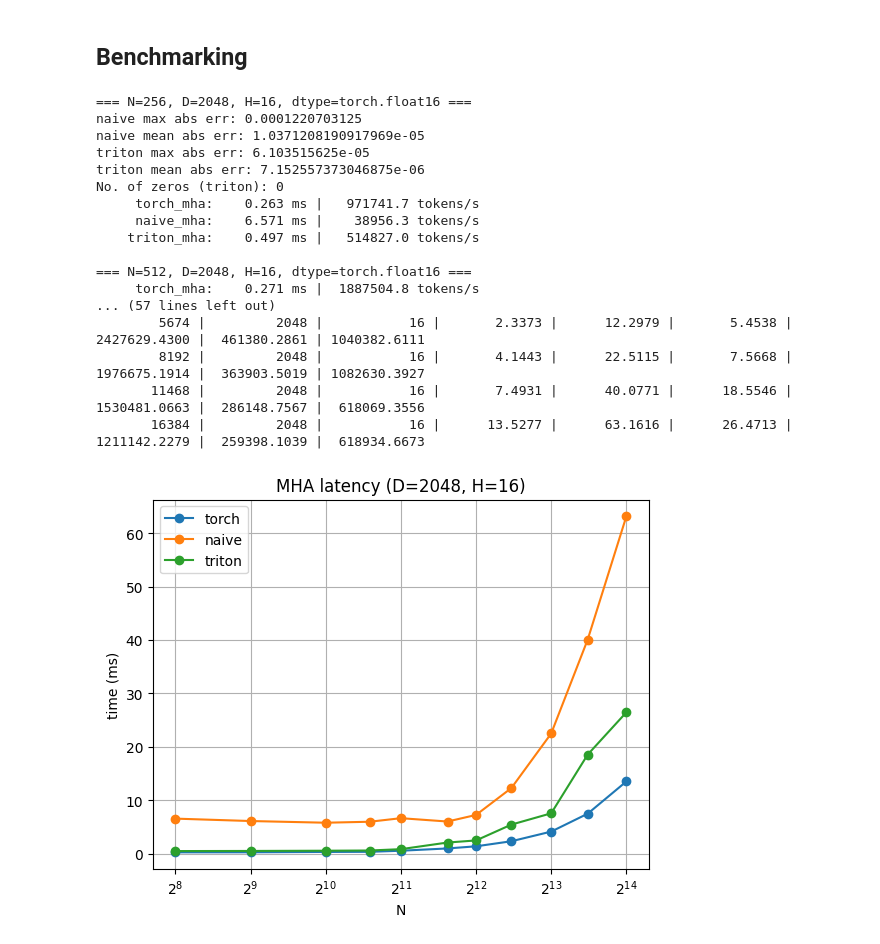
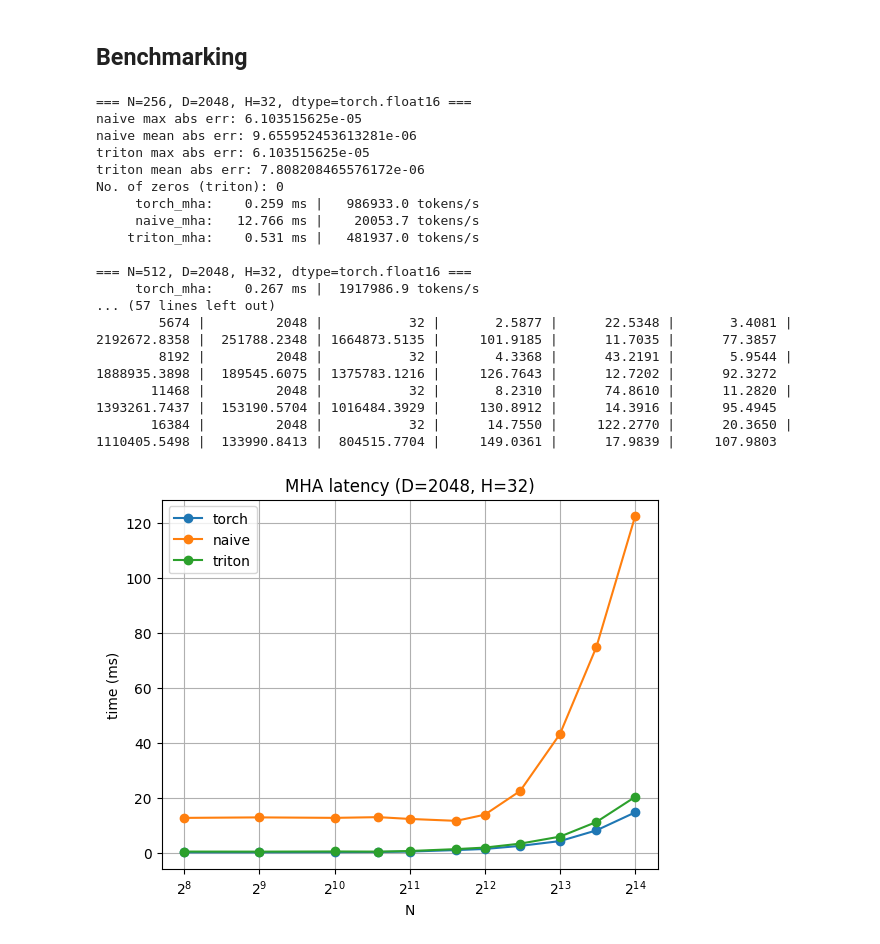
Before and after one commit to ajayjagan2511/Flash-Attention-with-Triton, a Jupyter notebook: notebooks/FlashAttn_impl.ipynb, the cells around one changed output. Drawn from its saved outputs; the diff is of its cells as text; code cells hidden in the pictures.

Commit message:
throughput benchmarking for FA2

```diff
--- a/notebooks/FlashAttn_impl.ipynb
+++ b/notebooks/FlashAttn_impl.ipynb
@@ -651,7 +651,7 @@ def multiheaded_attention_triton(
         D_head=D_head, B_c=B_c, B_r=B_r,
         T_r=T_r, T_c=T_c,
         sm_scale=sm_scale,
-        # num_warps=num_warps,
+        num_warps=num_warps,
     )
 
     # --- Reshape output back: (H, N_q, D_head) -> (N_q, D) ---
@@ -811,6 +811,15 @@ def _throughput_bytes_per_s(N: int, D: int, dtype: torch.dtype, ms: float, rw_fa
     nbytes = _dtype_nbytes(dtype)
     bytes_moved = rw_factor * (N * D * nbytes)
     return (bytes_moved * 1000.0) / ms if ms > 0 else float("inf")
+
+def _throughput_tflops(N: int, D: int, ms: float) -> float:
+    """
+    FLOPs for attention = 4 * N^2 * D_head * H
+    Returns TFLOPs/s.
+    """
+    flops = 4.0 * N * N * D
+    tflops = flops / 1e12
+    return tflops / (ms / 1000.0) if ms > 0 else float("inf")
 
 def _set_seed(seed: int = 42):
     torch.manual_seed(seed)
@@ -914,6 +923,9 @@ def bench_one(N: int, D: int, H: int,
         "torch_Bs": _throughput_bytes_per_s(N, D, dtype, torch_ms),
         "naive_Bs": _throughput_bytes_per_s(N, D, dtype, naive_ms),
         "triton_Bs": _throughput_bytes_per_s(N, D, dtype, triton_ms),
+        "torch_tflops": _throughput_tflops(N, D, torch_ms),
+        "naive_tflops": _throughput_tflops(N, D, naive_ms),
+        "triton_tflops": _throughput_tflops(N, D, triton_ms),
     }
     if errs is not None:
         res.update(errs)
@@ -1001,12 +1013,30 @@ def plot_throughput(results, x_key="N", which="toks_s", logx=True, logy=False, t
     if logy: plt.yscale("log")
     plt.show()
 
+def plot_tflops(results, logx=True, logy=False, title="MHA TFLOPs/s"):
+    Ns = [r["N"] for r in results]
+    plt.figure(figsize=(10, 6))
+    plt.plot(Ns, [r["torch_tflops"] for r in results], "o-", label="torch")
+    plt.plot(Ns, [r["naive_tflops"] for r in results], "s-", label="naive")
+    plt.plot(Ns, [r["triton_tflops"] for r in results], "^-", label="triton")
+    if logx: plt.xscale("log", base=2)
+    if logy: plt.yscale("log")
+    plt.xlabel("Sequence length N")
+    plt.ylabel("TFLOPs/s")
+    plt.title(title)
+    plt.legend()
+    plt.grid(True)
+    plt.tight_layout()
+    plt.show()
+
 # -----------------------------
 # Pretty-print results
 # -----------------------------
 def print_table(results):
     # Minimal, dependency-free table print
-    cols = ["N","D","H","torch_ms","naive_ms","triton_ms","torch_toks_s","naive_toks_s","triton_toks_s"]
+    cols = ["N","D","H","torch_ms","naive_ms","triton_ms",
+            "torch_toks_s","naive_toks_s","triton_toks_s",
+            "torch_tflops", "naive_tflops", "triton_tflops"]
     header = " | ".join([f"{c:>12}" for c in cols])
     print("\n" + header)
     print("-" * len(header))
@@ -1022,38 +1052,39 @@ def print_table(results):
 # %%
 torch.manual_seed(42)
 device = "cuda"
-D, H = 2048, 16
+D, H = 2048, 32
 
 Ns = [256, 512, 1024, 1536, 2048, 3148, 4096, 5674, 8192, 11468, 16384]  # pick what you want
 
 results = sweep_bench(
     Ns=Ns, D=D, H=H, device=device, dtype=torch.float16,
     do_correctness_first=True,
     iters_torch=100, warmup_torch=25,
     iters_triton=100, warmup_triton=25,
     iters_naive=20, warmup_naive=5,   # keep naive lower like you did
 )
 
 print_table(results)
 
 plot_latency(results, logx=True, logy=False, title=f"MHA latency (D={D}, H={H})")
 plot_throughput(results, which="toks_s", logx=True, logy=False, title=f"MHA throughput (tokens/s) (D={D}, H={H})")
+plot_tflops(results, logx=True, logy=False, title=f"MHA TFLOPs/s (D={D}, H={H})")
 # %% [output]
-=== N=256, D=2048, H=16, dtype=torch.float16 ===
-naive max abs err: 0.0001220703125
-naive mean abs err: 1.0371208190917969e-05
+=== N=256, D=2048, H=32, dtype=torch.float16 ===
+naive max abs err: 6.103515625e-05
+naive mean abs err: 9.655952453613281e-06
 triton max abs err: 6.103515625e-05
-triton mean abs err: 7.152557373046875e-06
+triton mean abs err: 7.808208465576172e-06
 No. of zeros (triton): 0
-     torch_mha:    0.263 ms |   971741.7 tokens/s
-     naive_mha:    6.571 ms |    38956.3 tokens/s
-    triton_mha:    0.497 ms |   514827.0 tokens/s
+     torch_mha:    0.259 ms |   986933.0 tokens/s
+     naive_mha:   12.766 ms |    20053.7 tokens/s
+    triton_mha:    0.531 ms |   481937.0 tokens/s
 
-=== N=512, D=2048, H=16, dtype=torch.float16 ===
-     torch_mha:    0.271 ms |  1887504.8 tokens/s
+=== N=512, D=2048, H=32, dtype=torch.float16 ===
+     torch_mha:    0.267 ms |  1917986.9 tokens/s
 ... (57 lines left out)
-        5674 |         2048 |           16 |       2.3373 |      12.2979 |       5.4538 | 2427629.4300 |  461380.2861 | 1040382.6111
-        8192 |         2048 |           16 |       4.1443 |      22.5115 |       7.5668 | 1976675.1914 |  363903.5019 | 1082630.3927
-       11468 |         2048 |           16 |       7.4931 |      40.0771 |      18.5546 | 1530481.0663 |  286148.7567 |  618069.3556
-       16384 |         2048 |           16 |      13.5277 |      63.1616 |      26.4713 | 1211142.2279 |  259398.1039 |  618934.6673
+        5674 |         2048 |           32 |       2.5877 |      22.5348 |       3.4081 | 2192672.8358 |  251788.2348 | 1664873.5135 |     101.9185 |      11.7035 |      77.3857
+        8192 |         2048 |           32 |       4.3368 |      43.2191 |       5.9544 | 1888935.3898 |  189545.6075 | 1375783.1216 |     126.7643 |      12.7202 |      92.3272
+       11468 |         2048 |           32 |       8.2310 |      74.8610 |      11.2820 | 1393261.7437 |  153190.5704 | 1016484.3929 |     130.8912 |      14.3916 |      95.4945
+       16384 |         2048 |           32 |      14.7550 |     122.2770 |      20.3650 | 1110405.5498 |  133990.8413 |  804515.7704 |     149.0361 |      17.9839 |     107.9803
-[figure, old version]
+[figure, new version]
```
Also changed, not shown: parts of 2 cells of this notebook, 2 other files.
